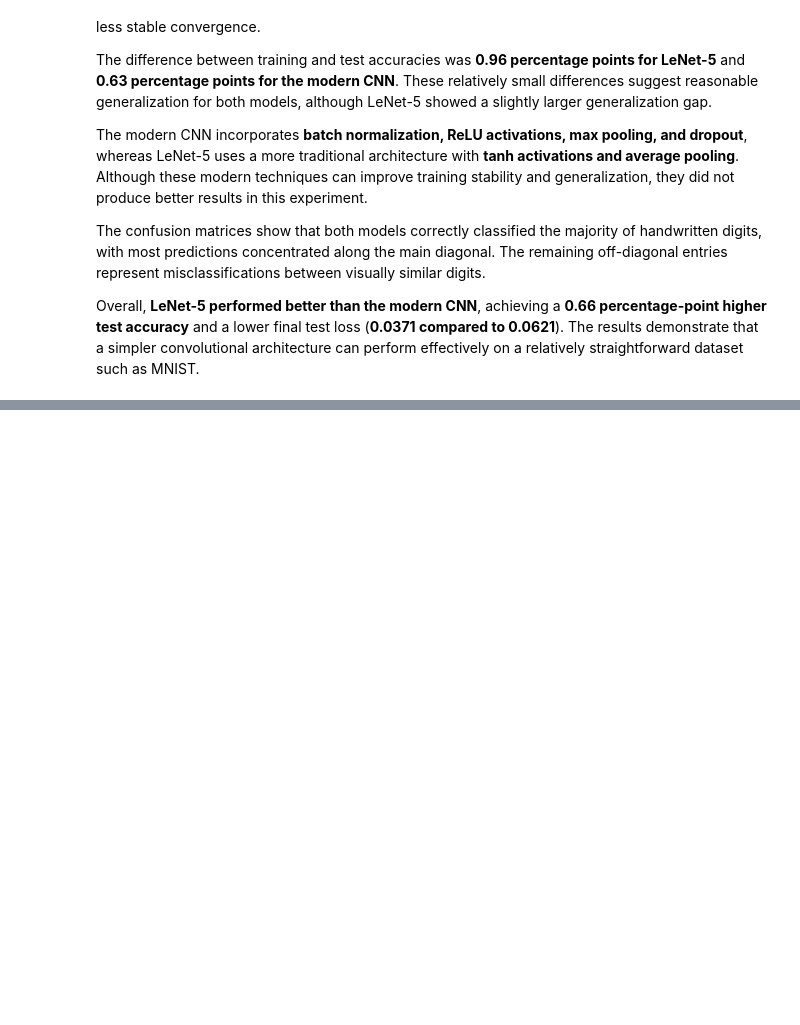
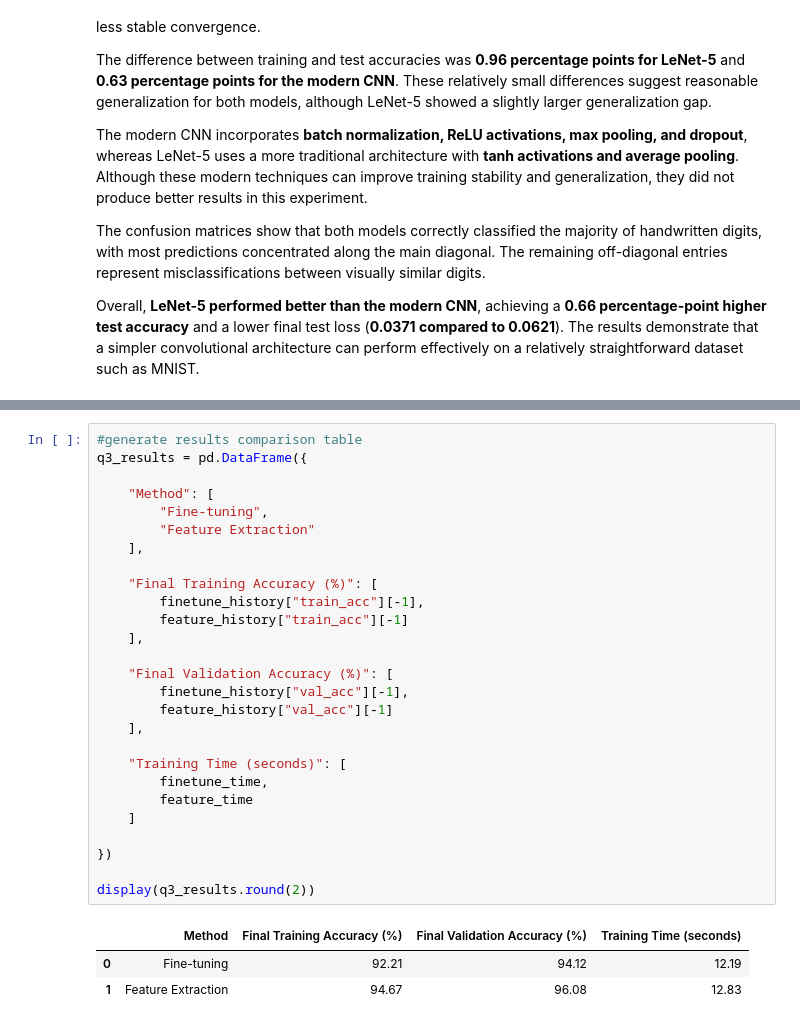
Before and after one commit to Janani-Hendeniya/EN3160_Assignment_03, a Jupyter notebook: 230238R_A03.ipynb, the cells around one changed output, grey strips where cells are left out. Cells and saved outputs as stored; diff of their text form; blank space fills up the shorter version.

```diff
--- a/230238R_A03.ipynb
+++ b/230238R_A03.ipynb
@@ -728,0 +997,31 @@ Overall, **LeNet-5 performed better than the modern CNN**, achieving a **0.66 pe
+# %%
+#generate results comparison table
+q3_results = pd.DataFrame({
+
+    "Method": [
+        "Fine-tuning",
+        "Feature Extraction"
+    ],
+
+    "Final Training Accuracy (%)": [
+        finetune_history["train_acc"][-1],
+        feature_history["train_acc"][-1]
+    ],
+
+    "Final Validation Accuracy (%)": [
+        finetune_history["val_acc"][-1],
+        feature_history["val_acc"][-1]
+    ],
+
+    "Training Time (seconds)": [
+        finetune_time,
+        feature_time
+    ]
+
+})
+
+display(q3_results.round(2))
+# %% [output]
+|  | Method | Final Training Accuracy (%) | Final Validation Accuracy (%) | Training Time (seconds) |
+| 0 | Fine-tuning | 92.21 | 94.12 | 12.19 |
+| 1 | Feature Extraction | 94.67 | 96.08 | 12.83 |
```
Also changed, not shown: parts of 9 cells of this notebook.
